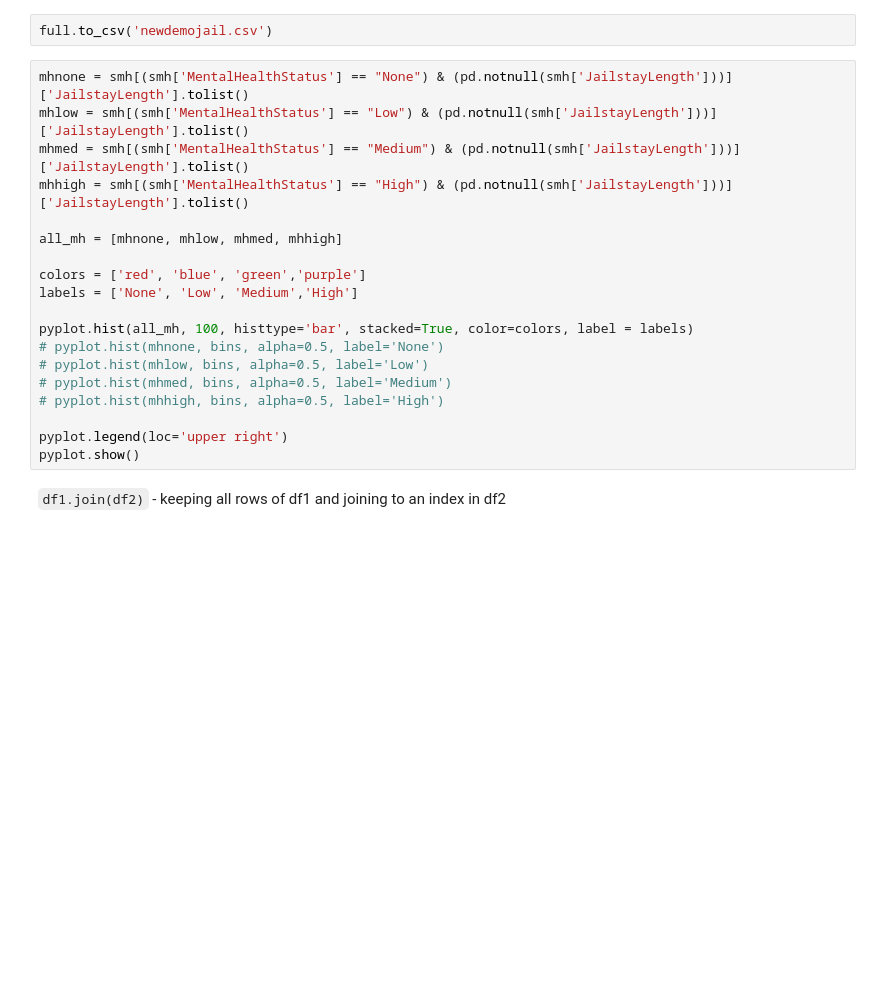
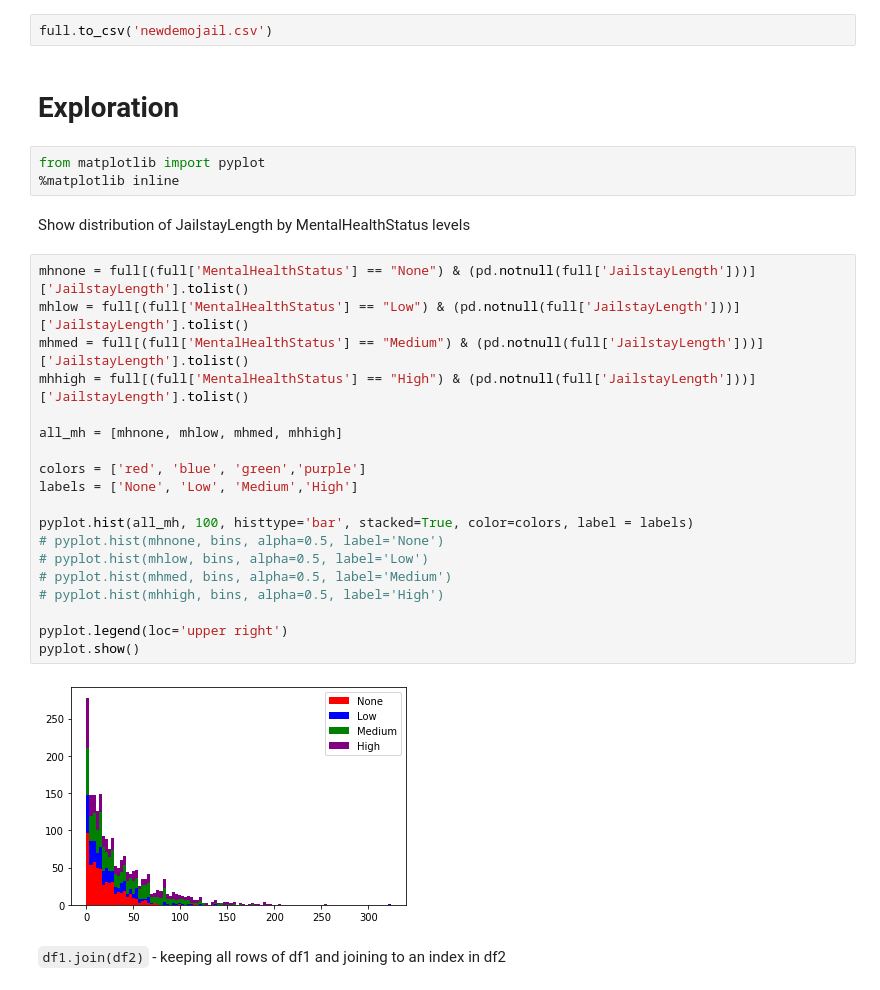
Before and after one commit to Lattice-Works/DemoData, a Jupyter notebook: Demo Jail Data Generation.ipynb, the cells around one changed output. Saved outputs shown, nothing was run; the diff lists cells and outputs as text; blank space fills up the shorter version.

```diff
--- a/Demo Jail Data Generation.ipynb
+++ b/Demo Jail Data Generation.ipynb
@@ -747,24 +747,33 @@ full
 28594 rows × 71 columns
 # %%
 full.to_csv('newdemojail.csv')
+# %% [markdown]
+# Exploration
+# %%
+from matplotlib import pyplot
+%matplotlib inline
+# %% [markdown]
+Show distribution of JailstayLength by MentalHealthStatus levels
 # %%
-mhnone = smh[(smh['MentalHealthStatus'] == "None") & (pd.notnull(smh['JailstayLength']))]['JailstayLength'].tolist()
-mhlow = smh[(smh['MentalHealthStatus'] == "Low") & (pd.notnull(smh['JailstayLength']))]['JailstayLength'].tolist()
-mhmed = smh[(smh['MentalHealthStatus'] == "Medium") & (pd.notnull(smh['JailstayLength']))]['JailstayLength'].tolist()
-mhhigh = smh[(smh['MentalHealthStatus'] == "High") & (pd.notnull(smh['JailstayLength']))]['JailstayLength'].tolist()
+mhnone = full[(full['MentalHealthStatus'] == "None") & (pd.notnull(full['JailstayLength']))]['JailstayLength'].tolist()
+mhlow = full[(full['MentalHealthStatus'] == "Low") & (pd.notnull(full['JailstayLength']))]['JailstayLength'].tolist()
+mhmed = full[(full['MentalHealthStatus'] == "Medium") & (pd.notnull(full['JailstayLength']))]['JailstayLength'].tolist()
+mhhigh = full[(full['MentalHealthStatus'] == "High") & (pd.notnull(full['JailstayLength']))]['JailstayLength'].tolist()
 
 all_mh = [mhnone, mhlow, mhmed, mhhigh]
 
 colors = ['red', 'blue', 'green','purple']
 labels = ['None', 'Low', 'Medium','High']
 
 pyplot.hist(all_mh, 100, histtype='bar', stacked=True, color=colors, label = labels)
 # pyplot.hist(mhnone, bins, alpha=0.5, label='None')
 # pyplot.hist(mhlow, bins, alpha=0.5, label='Low')
 # pyplot.hist(mhmed, bins, alpha=0.5, label='Medium')
 # pyplot.hist(mhhigh, bins, alpha=0.5, label='High')
 
 pyplot.legend(loc='upper right')
 pyplot.show()
+# %% [output]
+[figure, added]
 # %% [markdown]
 `df1.join(df2)` - keeping all rows of df1 and joining to an index in df2
```
Also changed, not shown: 1 other file.
